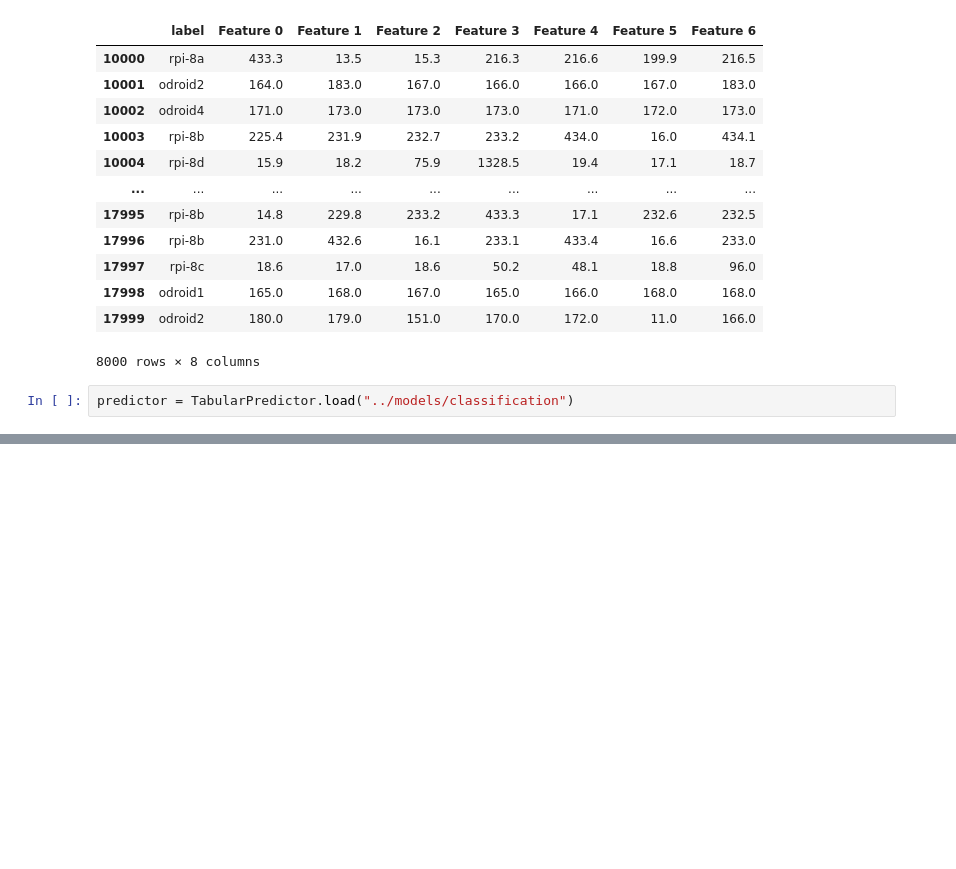
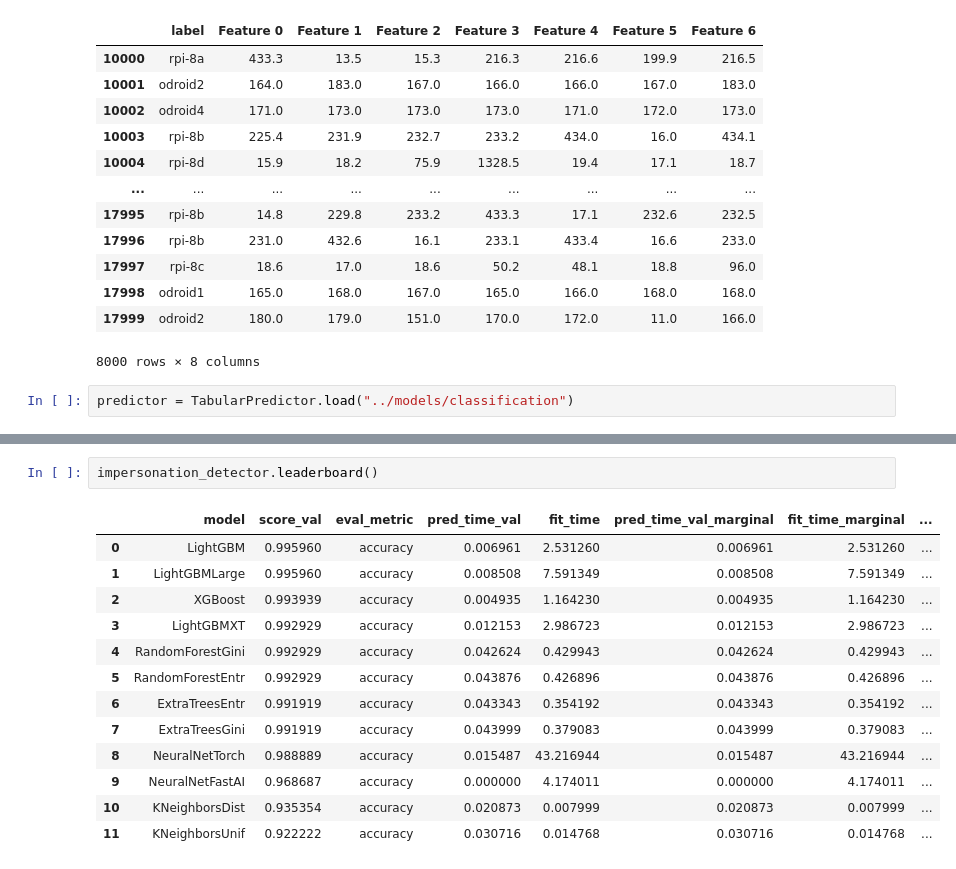
Before and after one commit to brite3001/IoT-GPU-ID, a Jupyter notebook: Experiment 2 - Spoofing Attack Detection/GaussianCopula-attack.ipynb, the cells around one changed output, grey strips where cells are left out. Cells and saved outputs as stored; diff of their text form; blank space fills up the shorter version.

```diff
--- a/Experiment 2 - Spoofing Attack Detection/GaussianCopula-attack.ipynb
+++ b/Experiment 2 - Spoofing Attack Detection/GaussianCopula-attack.ipynb
@@ -286,0 +360,16 @@ sns.lineplot(data=pd.melt(accuracy_after_adversarial_training, ['distribution'])
+# %%
+impersonation_detector.leaderboard()
+# %% [output]
+|  | model | score_val | eval_metric | pred_time_val | fit_time | pred_time_val_marginal | fit_time_marginal | ... |
+| 0 | LightGBM | 0.995960 | accuracy | 0.006961 | 2.531260 | 0.006961 | 2.531260 | ... |
+| 1 | LightGBMLarge | 0.995960 | accuracy | 0.008508 | 7.591349 | 0.008508 | 7.591349 | ... |
+| 2 | XGBoost | 0.993939 | accuracy | 0.004935 | 1.164230 | 0.004935 | 1.164230 | ... |
+| 3 | LightGBMXT | 0.992929 | accuracy | 0.012153 | 2.986723 | 0.012153 | 2.986723 | ... |
+| 4 | RandomForestGini | 0.992929 | accuracy | 0.042624 | 0.429943 | 0.042624 | 0.429943 | ... |
+| 5 | RandomForestEntr | 0.992929 | accuracy | 0.043876 | 0.426896 | 0.043876 | 0.426896 | ... |
+| 6 | ExtraTreesEntr | 0.991919 | accuracy | 0.043343 | 0.354192 | 0.043343 | 0.354192 | ... |
+| 7 | ExtraTreesGini | 0.991919 | accuracy | 0.043999 | 0.379083 | 0.043999 | 0.379083 | ... |
+| 8 | NeuralNetTorch | 0.988889 | accuracy | 0.015487 | 43.216944 | 0.015487 | 43.216944 | ... |
+| 9 | NeuralNetFastAI | 0.968687 | accuracy | 0.000000 | 4.174011 | 0.000000 | 4.174011 | ... |
+| 10 | KNeighborsDist | 0.935354 | accuracy | 0.020873 | 0.007999 | 0.020873 | 0.007999 | ... |
+| 11 | KNeighborsUnif | 0.922222 | accuracy | 0.030716 | 0.014768 | 0.030716 | 0.014768 | ... |
```
Also changed, not shown: parts of 52 cells of this notebook, 3 other files.
